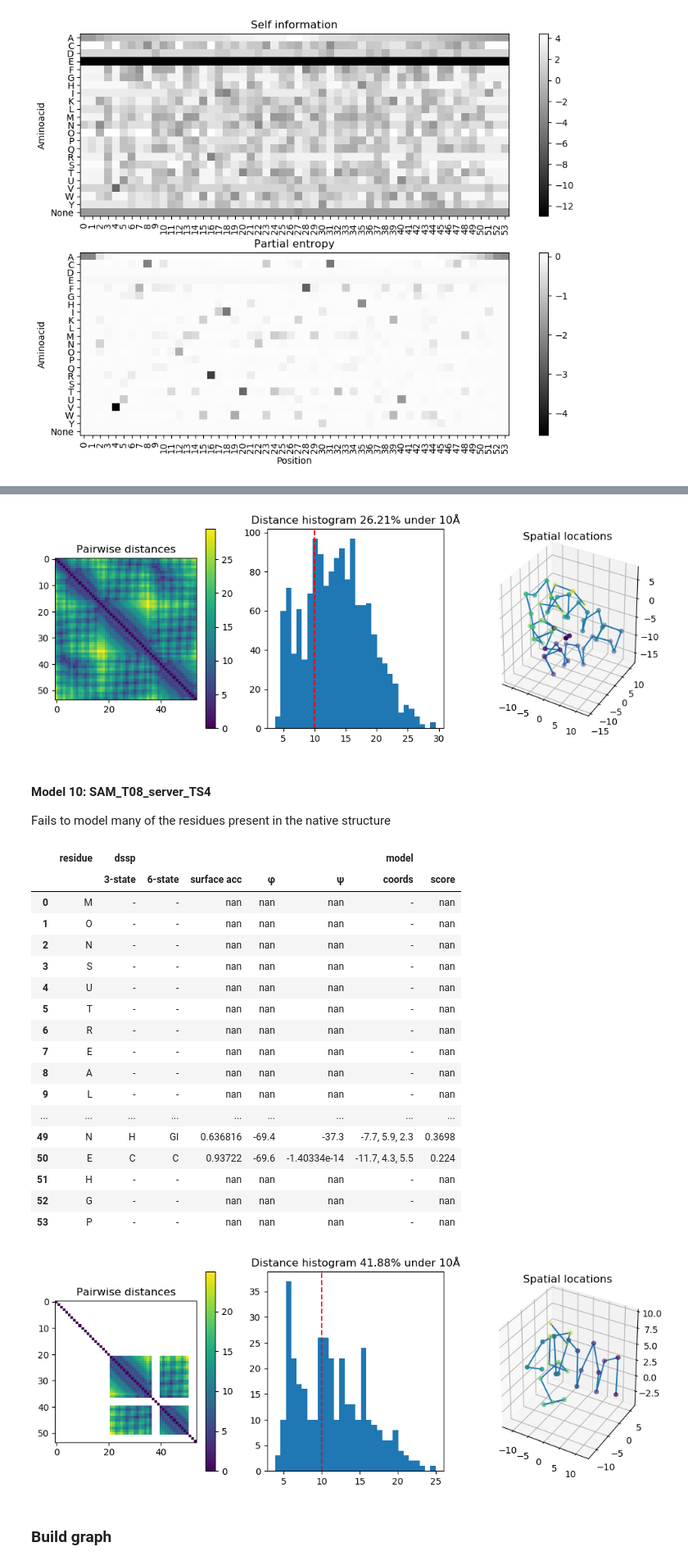
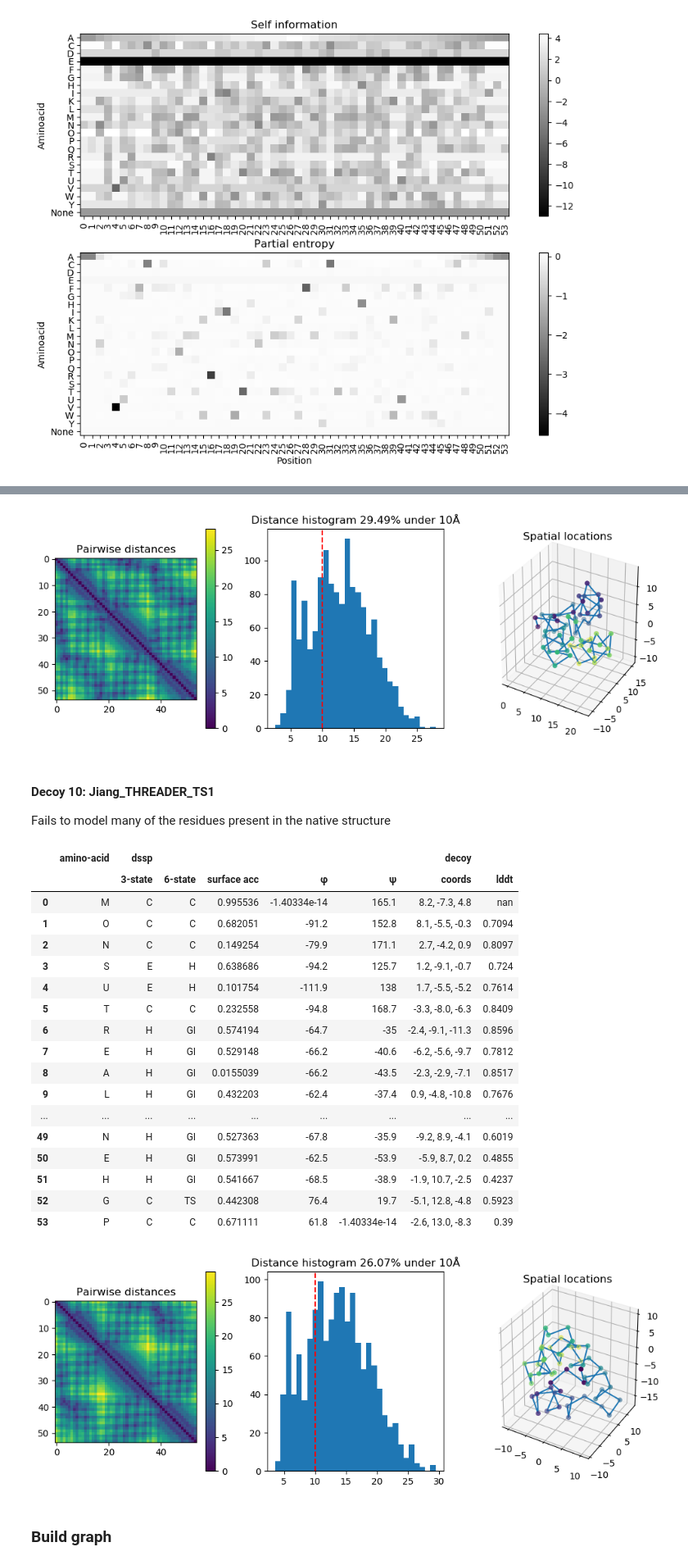
Before and after one commit to baldassarreFe/graphqa, a Jupyter notebook: notebooks/Dataset.ipynb, the cells around one changed output, grey strips where cells are left out. Shown at 82% size. Saved outputs shown, nothing was run; the diff lists cells and outputs as text; code cells hidden in the pictures.

```diff
--- a/notebooks/Dataset.ipynb
+++ b/notebooks/Dataset.ipynb
@@ -18,8 +18,7 @@ import torchgraphs as tg
 from IPython.display import display, Markdown
 
 aminoacids = list('ACDEFGHIKLMNOPQRSTUVWY') + ['None']
+h5_file = tables.open_file('../data/CASP9.h5')
-# %%
-h5_file = tables.open_file('../data/training_casp9_10.v4.h5')
 # %% [markdown]
 ## All proteins
 # %%
@@ -30,12 +29,12 @@ all_neighbor_distances = RunningStats()
 all_local_scores = []
 all_global_scores = []
 for protein in h5_file.list_nodes('/'):
-    all_global_scores += np.array(protein.lddt_global).tolist()
+    all_global_scores += np.array(protein.gdt_ts).tolist()
     all_local_scores += np.array(protein.lddt).ravel().tolist()
     for model_idx in range(len(protein.names)):
         coordinates = protein.cb_coordinates[model_idx]  # coordinates of the β carbon (or α if β is not present)
-        distances = scipy.spatial.distance.pdist(coordinates)  # flattened pairwise distances between residues
-        #all_distances.add_from(distances)
+        # distances = scipy.spatial.distance.pdist(coordinates)  # flattened pairwise distances between residues
+        # all_distances.add_from(distances)
         neighbor_distances = np.sqrt(np.sum(np.square(coordinates[:-1] - coordinates[1:]), axis=1))
         all_neighbor_distances.add_from(neighbor_distances[~np.isnan(neighbor_distances)])
 
@@ -170,15 +173,15 @@ gs = plt.GridSpec(1, 3)
 
 ax = fig.add_subplot(gs[0])
 ax.hist(np.array(protein.valid_dssp).sum(axis=1))
-ax.set_title('Sequence length')
+ax.set_title('#determined residues hist')
 
 ax = fig.add_subplot(gs[1])
 ax.hist(np.array(protein.lddt)[np.array(protein.valid)])
-ax.set_title('Residue score')
+ax.set_title('LDDT scores hist')
 
 ax = fig.add_subplot(gs[2])
-ax.hist(np.array(protein.lddt_global))
-ax.set_title('Model score')
+ax.hist(np.array(protein.gdt_ts))
+ax.set_title('GDT-TS scores hist')
 
 display(fig)
 # %% [output]
@@ -188,8 +191,8 @@ display(fig)
 # %%
 columns = pd.MultiIndex(
     levels=[
-        ['residue', 'dssp','model'],
-        ['', '3-state','6-state', 'surface acc', 'φ', 'ψ', 'coords', 'score'],
+        ['amino-acid', 'dssp','decoy'],
+        ['', '3-state','6-state', 'surface acc', 'φ', 'ψ', 'coords', 'lddt'],
     ],
     codes=[
         [0, 1, 1, 1, 1, 1, 2, 2],
@@ -220,9 +223,8 @@ for model_idx, comment in {
     coordinates = protein.cb_coordinates[model_idx]  # coordinates of the β carbon (or α if β is not present)
     distances = scipy.spatial.distance.pdist(coordinates)          # pairwise distances between residues
 
-    # For every residue a score is determined by comparison with the native structure.
-    # The global score is an average of the local scores.
-    # It is not possible to assign a score to a residue if:
+    # For every residue, local and global scores are determined by comparison with the native structure.
+    # It is not possible to assign a local score to a residue if:
     # - the native model of the protein determined experimentally has failed to
     #   _observe_ the secondary structure of that residue
     # - the current model of the protein has failed to _determine_ the secondary structure of that residue
@@ -230,17 +232,17 @@ for model_idx, comment in {
     scores = protein.lddt[model_idx]               # Quality scores of the residues
     global_score = protein.lddt_global[model_idx]  # Quality score of the whole model
 
-    display(Markdown(f'#### Model {model_idx}: {provider}\n{comment}'))
+    display(Markdown(f'#### Decoy {model_idx}: {provider}\n{comment}'))
 
     df = pd.DataFrame({
-        'residue': [aminoacids[i] for i in np.argmax(residues, axis=1)],
+        'amino-acid': [aminoacids[i] for i in np.argmax(residues, axis=1)],
         '3-state': ['HEC'[s] if valid else '-' for s, valid in zip(np.argmax(dssp_features[:, :3], axis=1), structure_determined)],
         '6-state': ['GI,H,E,B,TS,C'.split(',')[s] if valid else '-' for s, valid in zip(np.argmax(dssp_features[:, 3:3+6], axis=1), structure_determined)],
         'surface acc': np.where(structure_determined, dssp_features[:, 9], np.nan),
         'φ': np.where(structure_determined, np.degrees(np.arctan2(dssp_features[:, 10], dssp_features[:, 11])), np.nan),
         'ψ': np.where(structure_determined, np.degrees(np.arctan2(dssp_features[:, 12], dssp_features[:, 13])), np.nan),
         'coords': [f'{x:.1f}, {y:.1f}, {z:.1f}' if not np.isnan(x) else '-' for x, y, z in coordinates],
-        'score': np.where(valid_scores, scores, np.nan)
+        'lddt': np.where(valid_scores, scores, np.nan)
     })
     df.columns = columns
 
@@ -249,9 +251,9 @@ for model_idx, comment in {
         .style
         .format({'surface acc': '{:.2%}', 'φ': '{:.1f}', 'ψ': '{:.1f}'})
         .apply(lambda _: np.where(structure_determined, '', 'color: red'), subset=pd.IndexSlice[:, ['dssp']], axis='index')
-        .apply(lambda _: np.where(structure_determined, '', 'color: red'), subset=pd.IndexSlice[:, pd.IndexSlice['model', 'coords']], axis='index')
-        .apply(lambda _: np.where(structure_determined, '', 'color: red'), subset=pd.IndexSlice[:, pd.IndexSlice['model', 'score']], axis='index')
-        .bar(subset=pd.IndexSlice[:, pd.IndexSlice['model', 'score']], color='green', vmin=0, vmax=1)
+        .apply(lambda _: np.where(structure_determined, '', 'color: red'), subset=pd.IndexSlice[:, pd.IndexSlice['decoy', 'coords']], axis='index')
+        .apply(lambda _: np.where(structure_determined, '', 'color: red'), subset=pd.IndexSlice[:, pd.IndexSlice['decoy', 'lddt']], axis='index')
+        .bar(subset=pd.IndexSlice[:, pd.IndexSlice['decoy', 'lddt']], color='green', vmin=0, vmax=1)
         .bar(subset=pd.IndexSlice[:, pd.IndexSlice['dssp', 'surface acc']], color='pink', vmin=0, vmax=1)
         .bar(subset=pd.IndexSlice[:, pd.IndexSlice['dssp', 'φ']], color=['turquoise', 'orange'], align='zero', vmin=-180, vmax=180)
         .bar(subset=pd.IndexSlice[:, pd.IndexSlice['dssp', 'ψ']], color=['turquoise', 'orange'], align='zero', vmin=-180, vmax=180)
@@ -321,25 +323,25 @@ Models all residues from the sequence, also one whose position was not determine
-[figure, old version]
+[figure, new version]
-#### Model 10: SAM_T08_server_TS4
+#### Decoy 10: Jiang_THREADER_TS1
 Fails to model many of the residues present in the native structure
-|  | residue | dssp |  |  |  |  | model |  |
-|  |  | 3-state | 6-state | surface acc | φ | ψ | coords | score |
-| 0 | M | - | - | nan | nan | nan | - | nan |
-| 1 | O | - | - | nan | nan | nan | - | nan |
-| 2 | N | - | - | nan | nan | nan | - | nan |
-| 3 | S | - | - | nan | nan | nan | - | nan |
-| 4 | U | - | - | nan | nan | nan | - | nan |
-| 5 | T | - | - | nan | nan | nan | - | nan |
-| 6 | R | - | - | nan | nan | nan | - | nan |
-| 7 | E | - | - | nan | nan | nan | - | nan |
-| 8 | A | - | - | nan | nan | nan | - | nan |
-| 9 | L | - | - | nan | nan | nan | - | nan |
+|  | amino-acid | dssp |  |  |  |  | decoy |  |
+|  |  | 3-state | 6-state | surface acc | φ | ψ | coords | lddt |
+| 0 | M | C | C | 0.995536 | -1.40334e-14 | 165.1 | 8.2, -7.3, 4.8 | nan |
+| 1 | O | C | C | 0.682051 | -91.2 | 152.8 | 8.1, -5.5, -0.3 | 0.7094 |
+| 2 | N | C | C | 0.149254 | -79.9 | 171.1 | 2.7, -4.2, 0.9 | 0.8097 |
+| 3 | S | E | H | 0.638686 | -94.2 | 125.7 | 1.2, -9.1, -0.7 | 0.724 |
+| 4 | U | E | H | 0.101754 | -111.9 | 138 | 1.7, -5.5, -5.2 | 0.7614 |
+| 5 | T | C | C | 0.232558 | -94.8 | 168.7 | -3.3, -8.0, -6.3 | 0.8409 |
+| 6 | R | H | GI | 0.574194 | -64.7 | -35 | -2.4, -9.1, -11.3 | 0.8596 |
+| 7 | E | H | GI | 0.529148 | -66.2 | -40.6 | -6.2, -5.6, -9.7 | 0.7812 |
+| 8 | A | H | GI | 0.0155039 | -66.2 | -43.5 | -2.3, -2.9, -7.1 | 0.8517 |
+| 9 | L | H | GI | 0.432203 | -62.4 | -37.4 | 0.9, -4.8, -10.8 | 0.7676 |
 | ... | ... | ... | ... | ... | ... | ... | ... | ... |
-| 49 | N | H | GI | 0.636816 | -69.4 | -37.3 | -7.7, 5.9, 2.3 | 0.3698 |
-| 50 | E | C | C | 0.93722 | -69.6 | -1.40334e-14 | -11.7, 4.3, 5.5 | 0.224 |
-| 51 | H | - | - | nan | nan | nan | - | nan |
-| 52 | G | - | - | nan | nan | nan | - | nan |
-| 53 | P | - | - | nan | nan | nan | - | nan |
+| 49 | N | H | GI | 0.527363 | -67.8 | -35.9 | -9.2, 8.9, -4.1 | 0.6019 |
+| 50 | E | H | GI | 0.573991 | -62.5 | -53.9 | -5.9, 8.7, 0.2 | 0.4855 |
+| 51 | H | H | GI | 0.541667 | -68.5 | -38.9 | -1.9, 10.7, -2.5 | 0.4237 |
+| 52 | G | C | TS | 0.442308 | 76.4 | 19.7 | -5.1, 12.8, -4.8 | 0.5923 |
+| 53 | P | C | C | 0.671111 | 61.8 | -1.40334e-14 | -2.6, 13.0, -8.3 | 0.39 |
-[figure, old version]
+[figure, new version]
 # %% [markdown]
 ### Build graph
 # %% [markdown]
```
Also changed, not shown: parts of 15 cells of this notebook, 5 other files.
